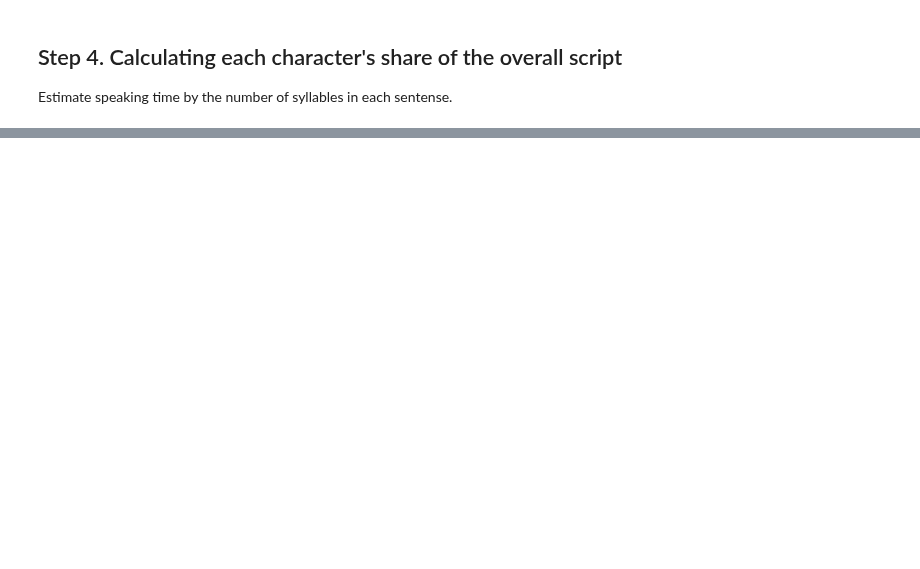
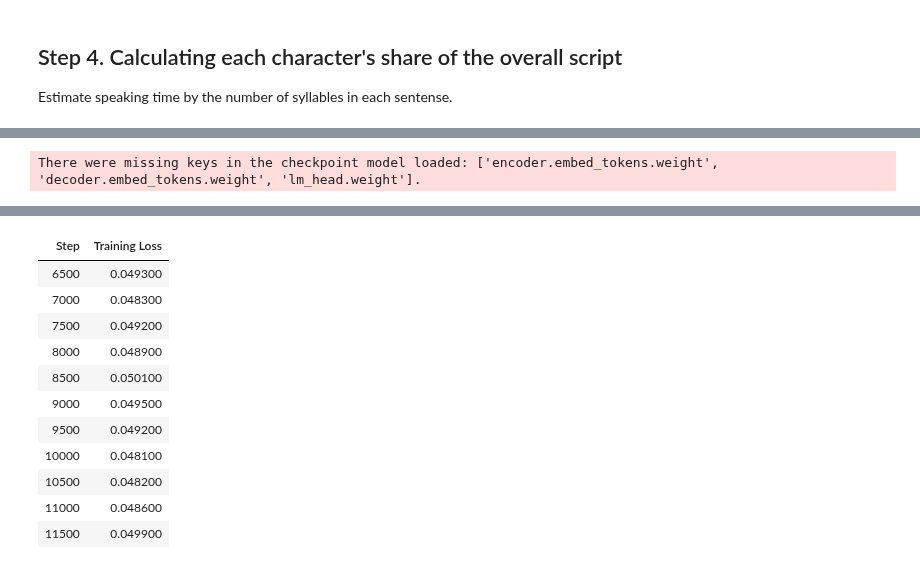
Before and after one commit to epfl-ada/ada-2023-project-cinemada, a Jupyter notebook: Preprocessing/get_raw_script.ipynb, the cells around one changed output, grey strips where cells are left out. Drawn from its saved outputs; the diff is of its cells as text; code cells hidden in the pictures; blank space fills up the shorter version.

```diff
--- a/Preprocessing/get_raw_script.ipynb
+++ b/Preprocessing/get_raw_script.ipynb
@@ -525,0 +357,3 @@ API inference available:
+# %%
+import json
+scripts_in_sets = json.load(open('plot_portion_dataset.json'))
@@ -525,0 +387,19 @@ API inference available:
+# %%
+model_name = 't5-large'
+tokenizer = T5Tokenizer.from_pretrained(model_name)
+
+def preprocess_data(examples):
+    inputs = [get_prompt(c_name,plot) for c_name,plot in zip(examples['character'],examples['plot'])]
+    model_inputs = tokenizer(inputs, max_length=1536, truncation=True, padding='max_length')
+
+    # Tokenize the targets with padding
+    with tokenizer.as_target_tokenizer():
+        labels = tokenizer([str(round(p,2)) for p in examples['portion']], max_length=128, truncation=True, padding='max_length')
+
+    model_inputs['labels'] = labels['input_ids']
+    return model_inputs
+
+dataset = train_dataset
+tokenized_train_dataset = train_dataset.map(preprocess_data, batched=True)
+tokenized_validation_dataset = evaluation_dataset.map(preprocess_data, batched=True)
+# tokenized_test_dataset = test_dataset.map(preprocess_data, batched=True)
@@ -525,0 +414,24 @@ API inference available:
+# %%
+model = T5ForConditionalGeneration.from_pretrained(model_name).to('mps')
+# %%
+training_args = TrainingArguments(
+    output_dir=f'./{model_name}_results',
+    num_train_epochs=1,
+    per_device_train_batch_size=1,
+    per_device_eval_batch_size=1,
+    warmup_steps=500,
+    weight_decay=0.01,
+    logging_dir=f'./{model_name}_logs',
+)
+
+trainer = Trainer(
+    model=model,
+    args=training_args,
+    train_dataset=tokenized_train_dataset,
+    eval_dataset=tokenized_validation_dataset,
+)
+
+trainer.train(f'./{model_name}_results/checkpoint-6000')
+model.save_pretrained(f'./{model_name}_trained_model')
+# %% [output]
+There were missing keys in the checkpoint model loaded: ['encoder.embed_tokens.weight', 'decoder.embed_tokens.weight', 'lm_head.weight'].
@@ -525,0 +439,12 @@ API inference available:
+| Step | Training Loss |
+| 6500 | 0.049300 |
+| 7000 | 0.048300 |
+| 7500 | 0.049200 |
+| 8000 | 0.048900 |
+| 8500 | 0.050100 |
+| 9000 | 0.049500 |
+| 9500 | 0.049200 |
+| 10000 | 0.048100 |
+| 10500 | 0.048200 |
+| 11000 | 0.048600 |
+| 11500 | 0.049900 |
```
Also changed, not shown: parts of 66 cells of this notebook, 3 other files.
